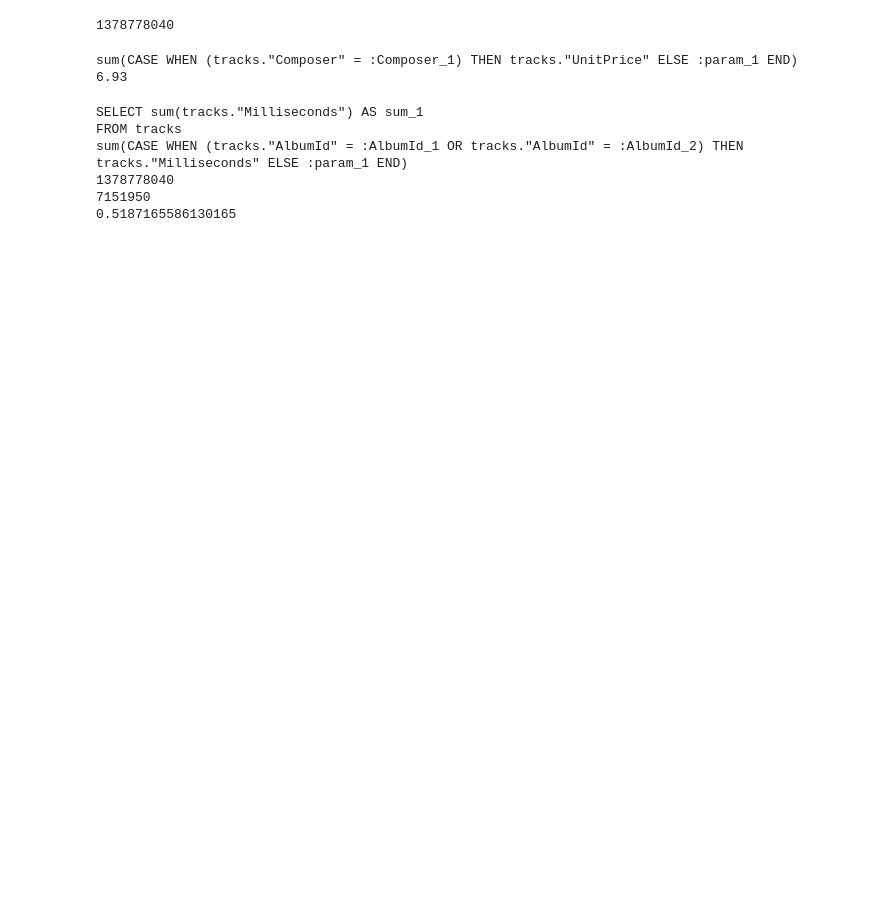
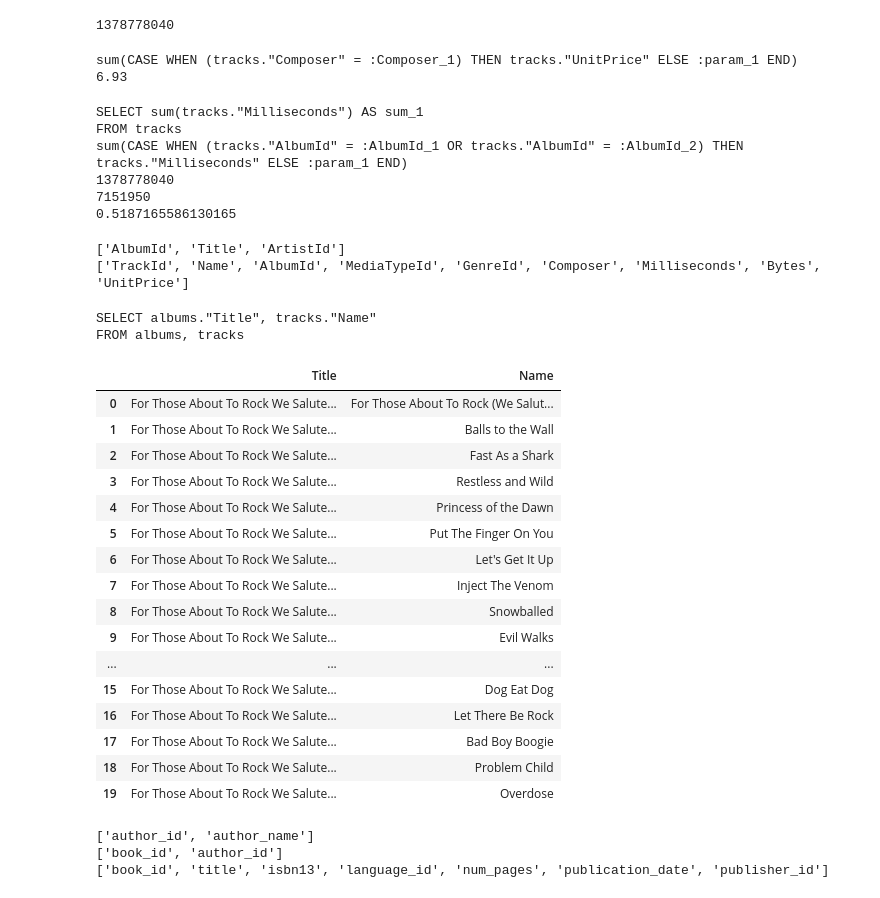
Before and after one commit to data-to-insight/D2I-Jupyter-Notebook-Tools, a Jupyter notebook: SQL_training/SQLtutorial.ipynb, the cells around one changed output. Cells and saved outputs as stored; diff of their text form; code cells hidden in the pictures; blank space fills up the shorter version.

```diff
--- a/SQL_training/SQLtutorial.ipynb
+++ b/SQL_training/SQLtutorial.ipynb
@@ -204,3 +204,64 @@ sum(CASE WHEN (tracks."AlbumId" = :AlbumId_1 OR tracks."AlbumId" = :AlbumId_2) T
 1378778040
 7151950
 0.5187165586130165
+# %%
+albums = Table("albums", metadata, autoload_with=engine)
+
+# Find columns in each table
+print(albums.c.keys())
+print(tracks.c.keys())
+# %% [output]
+['AlbumId', 'Title', 'ArtistId']
+['TrackId', 'Name', 'AlbumId', 'MediaTypeId', 'GenreId', 'Composer', 'Milliseconds', 'Bytes', 'UnitPrice']
+# %%
+# Join albums with tracks
+with engine.connect() as con:
+    statement = select(albums.columns.Title, tracks.columns.Name)
+    statement.select_from(albums.join(tracks, albums.columns.AlbumId == tracks.columns.AlbumId))
+    results = con.execute(statement).fetchmany(size=20)
+
+print(statement)
+
+df = pd.DataFrame(results)
+df
+# %% [output]
+SELECT albums."Title", tracks."Name"
+FROM albums, tracks
+|  | Title | Name |
+| 0 | For Those About To Rock We Salute... | For Those About To Rock (We Salut... |
+| 1 | For Those About To Rock We Salute... | Balls to the Wall |
+| 2 | For Those About To Rock We Salute... | Fast As a Shark |
+| 3 | For Those About To Rock We Salute... | Restless and Wild |
+| 4 | For Those About To Rock We Salute... | Princess of the Dawn |
+| 5 | For Those About To Rock We Salute... | Put The Finger On You |
+| 6 | For Those About To Rock We Salute... | Let's Get It Up |
+| 7 | For Those About To Rock We Salute... | Inject The Venom |
+| 8 | For Those About To Rock We Salute... | Snowballed |
+| 9 | For Those About To Rock We Salute... | Evil Walks |
+| ... | ... | ... |
+| 15 | For Those About To Rock We Salute... | Dog Eat Dog |
+| 16 | For Those About To Rock We Salute... | Let There Be Rock |
+| 17 | For Those About To Rock We Salute... | Bad Boy Boogie |
+| 18 | For Those About To Rock We Salute... | Problem Child |
+| 19 | For Those About To Rock We Salute... | Overdose |
+# %%
+# Dataframe of all the books by the author that has the most books in the gravity store
+# Join book to author
+# Count number of books by each author
+# Create dataframe that gives a list of every book by this author
+engine_gravity = create_engine("sqlite+pysqlite://///workspaces/D2I-Jupyter-Notebook-Tools/SQL_training/gravity.db", echo=False) # Echo=True prints the SQL that the Python code is using
+
+inspection = inspect(engine_gravity)
+inspection.get_table_names()
+
+author = Table("author", metadata, autoload_with=engine_gravity)
+book_author = Table("book_author", metadata, autoload_with=engine_gravity)
+book = Table("book", metadata, autoload_with=engine_gravity)
+
+print(author.c.keys())
+print(book_author.c.keys())
+print(book.c.keys())
+# %% [output]
+['author_id', 'author_name']
+['book_id', 'author_id']
+['book_id', 'title', 'isbn13', 'language_id', 'num_pages', 'publication_date', 'publisher_id']
```
Also changed, not shown: parts of 3 cells of this notebook.
